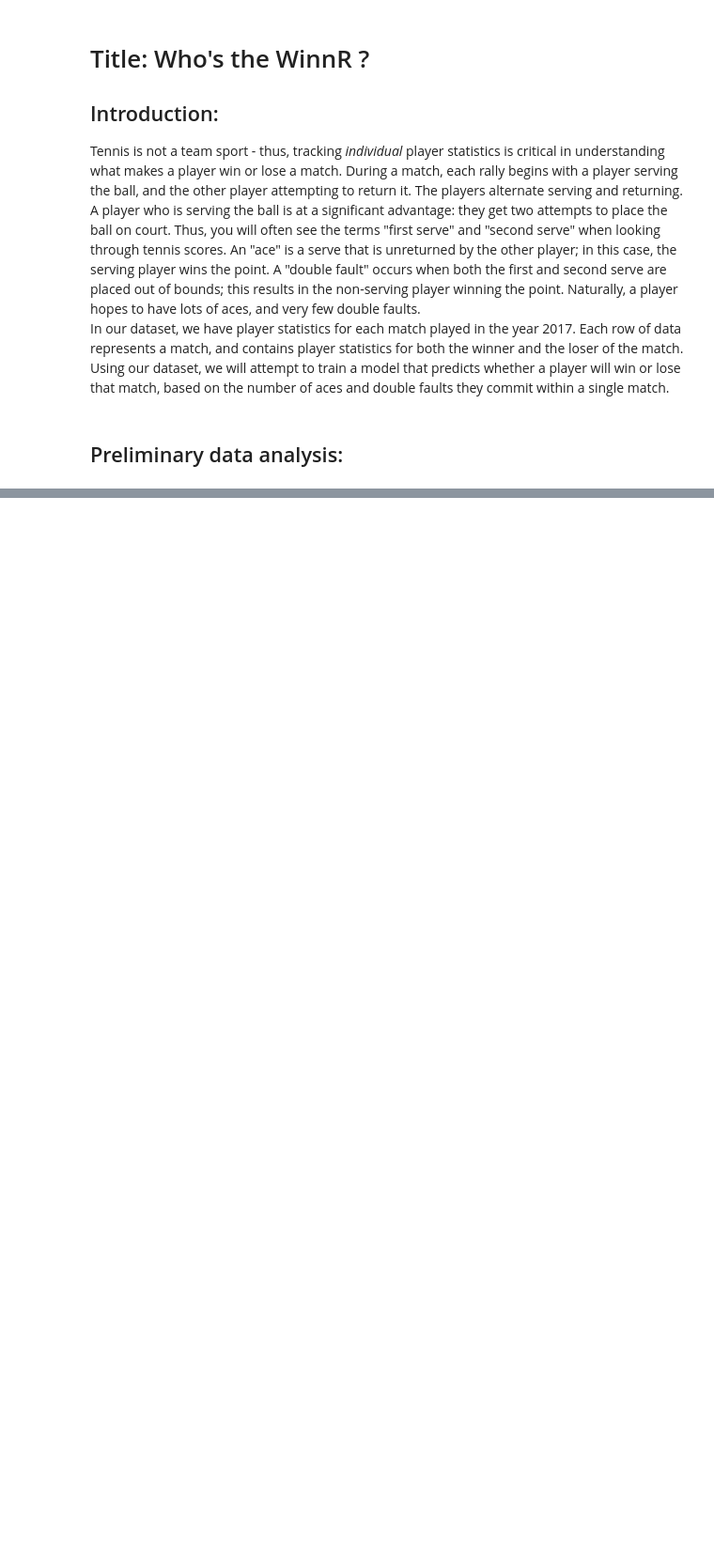
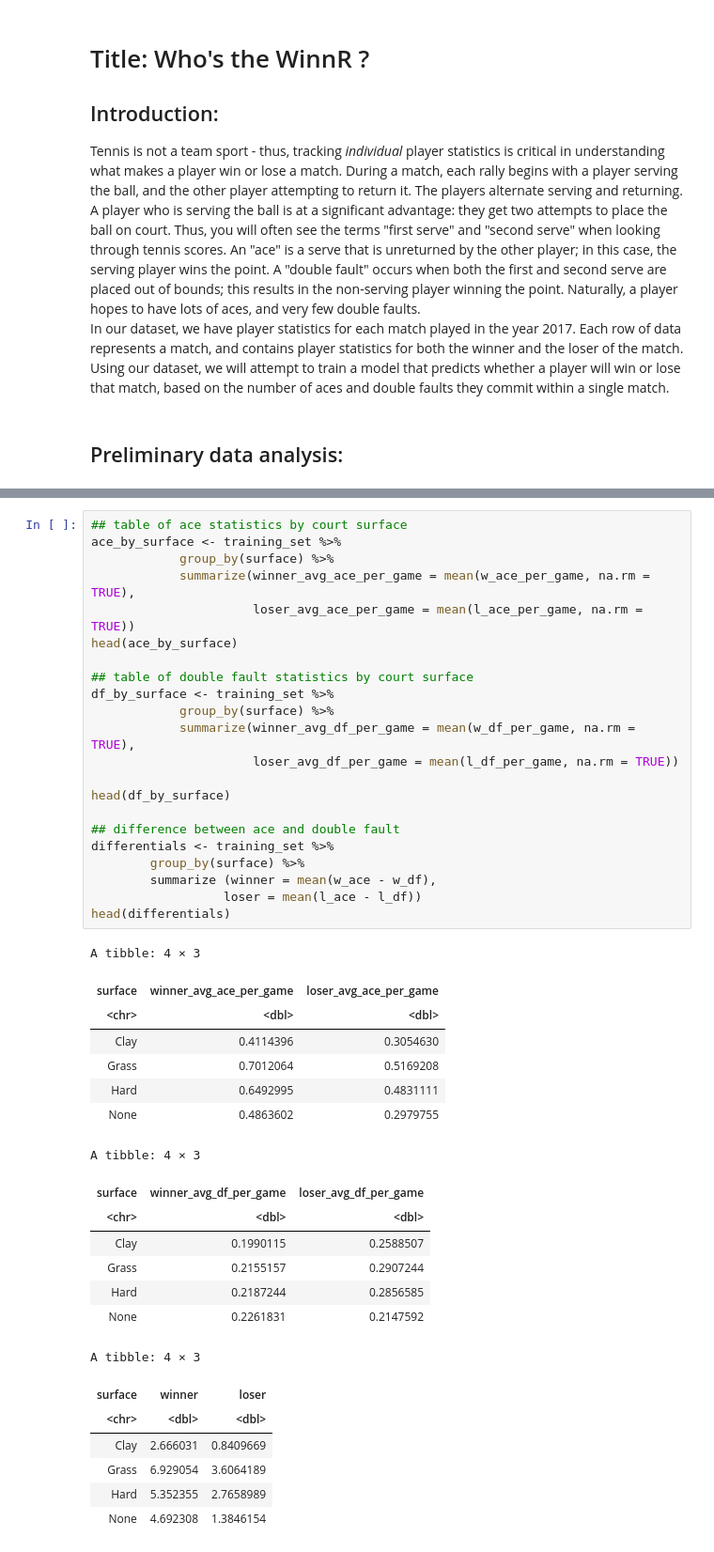
Before and after one commit to PandaTheHuman/DSCI100, a Jupyter notebook: DSCI Project Proposal.ipynb, the cells around one changed output, grey strips where cells are left out. Shown: that part at 94% size. Drawn from its saved outputs; the diff is of its cells as text; blank space fills up the shorter version.

```diff
--- a/DSCI Project Proposal.ipynb
+++ b/DSCI Project Proposal.ipynb
@@ -47,0 +73,44 @@ A tibble: 6 × 50
+# %%
+## table of ace statistics by court surface
+ace_by_surface <- training_set %>%
+            group_by(surface) %>%
+            summarize(winner_avg_ace_per_game = mean(w_ace_per_game, na.rm = TRUE),
+                      loser_avg_ace_per_game = mean(l_ace_per_game, na.rm = TRUE))
+head(ace_by_surface)
+
+## table of double fault statistics by court surface
+df_by_surface <- training_set %>%
+            group_by(surface) %>%
+            summarize(winner_avg_df_per_game = mean(w_df_per_game, na.rm = TRUE),
+                      loser_avg_df_per_game = mean(l_df_per_game, na.rm = TRUE))
+
+head(df_by_surface)
+
+## difference between ace and double fault
+differentials <- training_set %>%
+        group_by(surface) %>%
+        summarize (winner = mean(w_ace - w_df),
+                  loser = mean(l_ace - l_df))
+head(differentials)
+# %% [output]
+A tibble: 4 × 3
+| surface | winner_avg_ace_per_game | loser_avg_ace_per_game |
+| <chr> | <dbl> | <dbl> |
+| Clay | 0.4114396 | 0.3054630 |
+| Grass | 0.7012064 | 0.5169208 |
+| Hard | 0.6492995 | 0.4831111 |
+| None | 0.4863602 | 0.2979755 |
+A tibble: 4 × 3
+| surface | winner_avg_df_per_game | loser_avg_df_per_game |
+| <chr> | <dbl> | <dbl> |
+| Clay | 0.1990115 | 0.2588507 |
+| Grass | 0.2155157 | 0.2907244 |
+| Hard | 0.2187244 | 0.2856585 |
+| None | 0.2261831 | 0.2147592 |
+A tibble: 4 × 3
+| surface | winner | loser |
+| <chr> | <dbl> | <dbl> |
+| Clay | 2.666031 | 0.8409669 |
+| Grass | 6.929054 | 3.6064189 |
+| Hard | 5.352355 | 2.7658989 |
+| None | 4.692308 | 1.3846154 |
```
Also changed, not shown: parts of 3 cells of this notebook.
